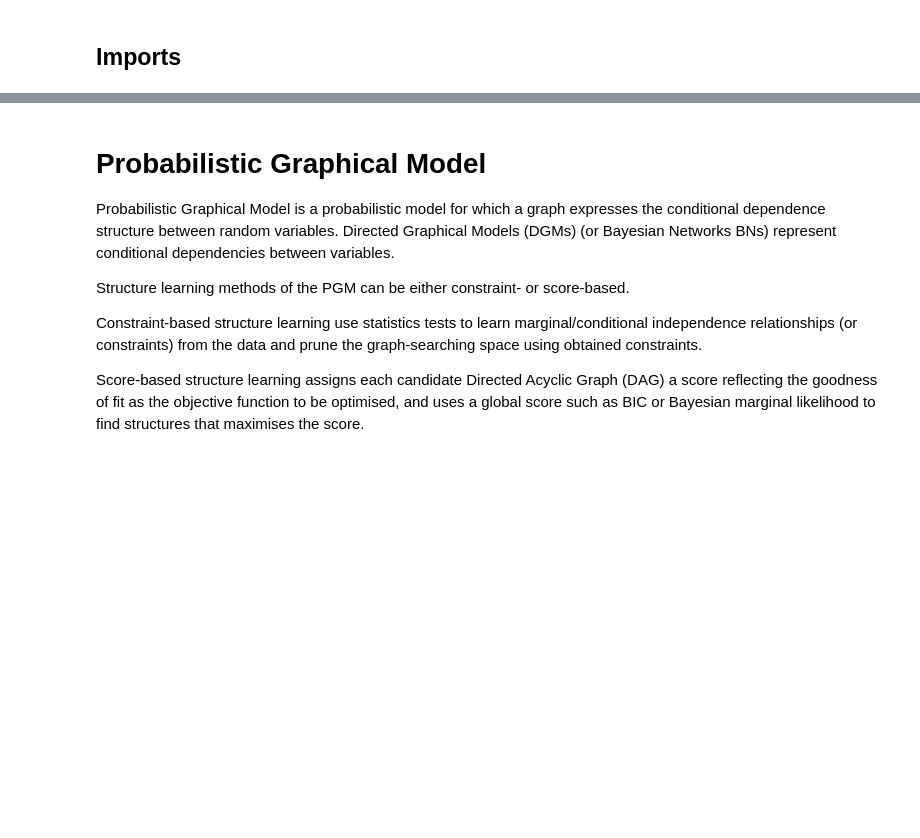
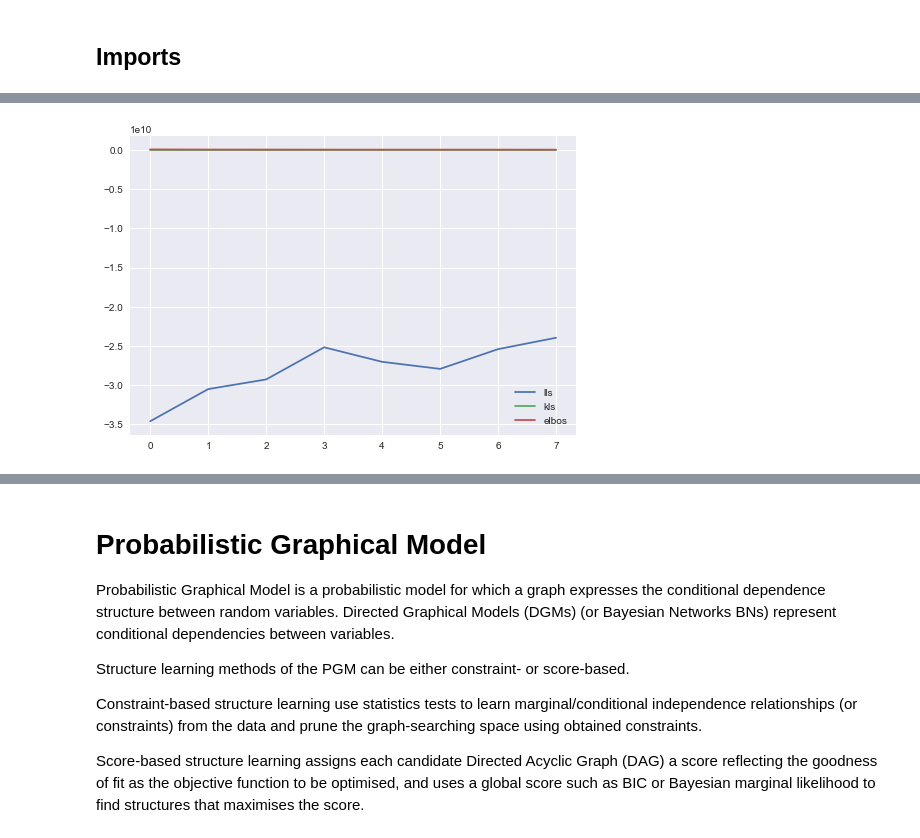
Before and after one commit to jetnew/Simkit, a Jupyter notebook: dev.ipynb, the cells around one changed output, grey strips where cells are left out. Saved outputs shown, nothing was run; the diff lists cells and outputs as text; code cells hidden in the pictures; blank space fills up the shorter version.

```diff
--- a/dev.ipynb
+++ b/dev.ipynb
@@ -309,3 +293,11 @@ KeyboardInterrupt:
+# %%
+plt.plot(lls, label='lls')
+plt.plot(kls, label='kls')
+plt.plot(elbos, label='elbos')
+plt.legend(loc='best')
+plt.show()
+# %% [output]
+[figure, added]
 # %%
 # Compute log likelihood at each point on a grid
 Np = 100 #number of grid points
```
Also changed, not shown: parts of 19 cells of this notebook.
